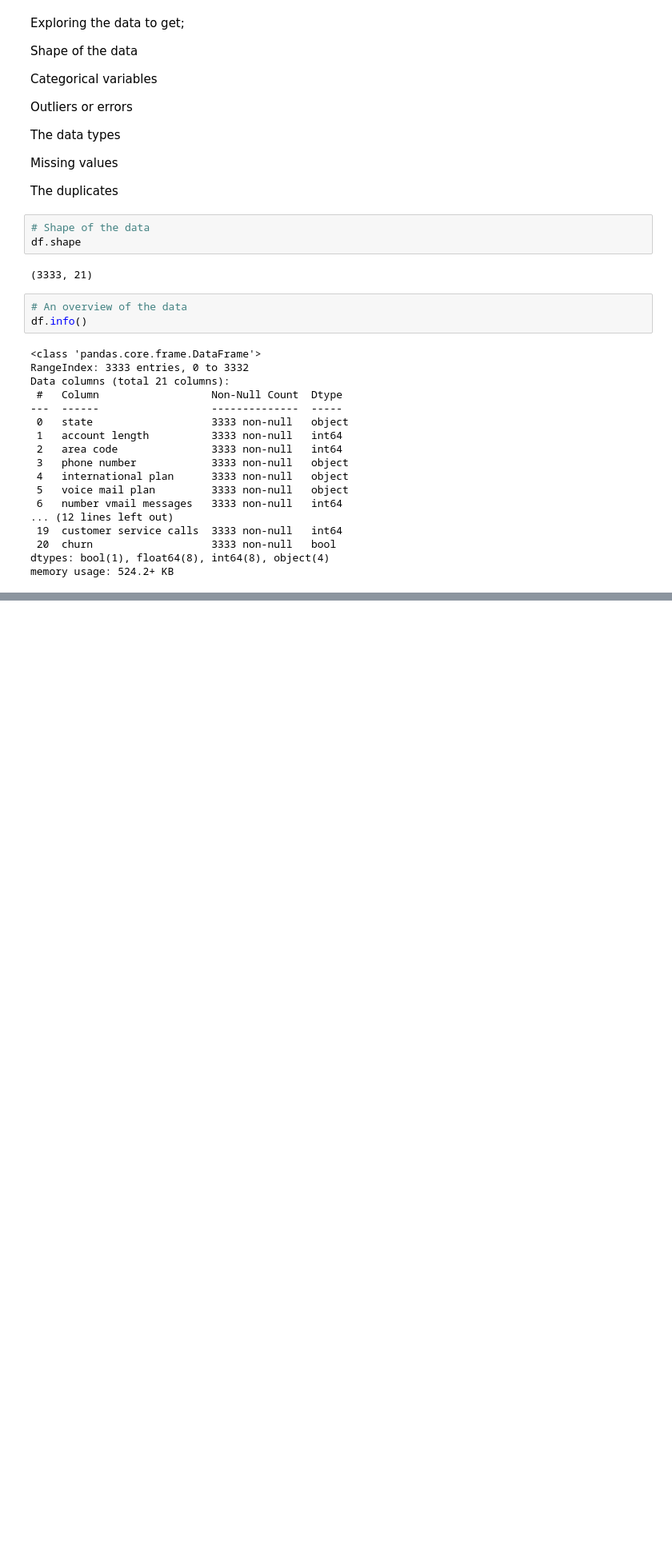
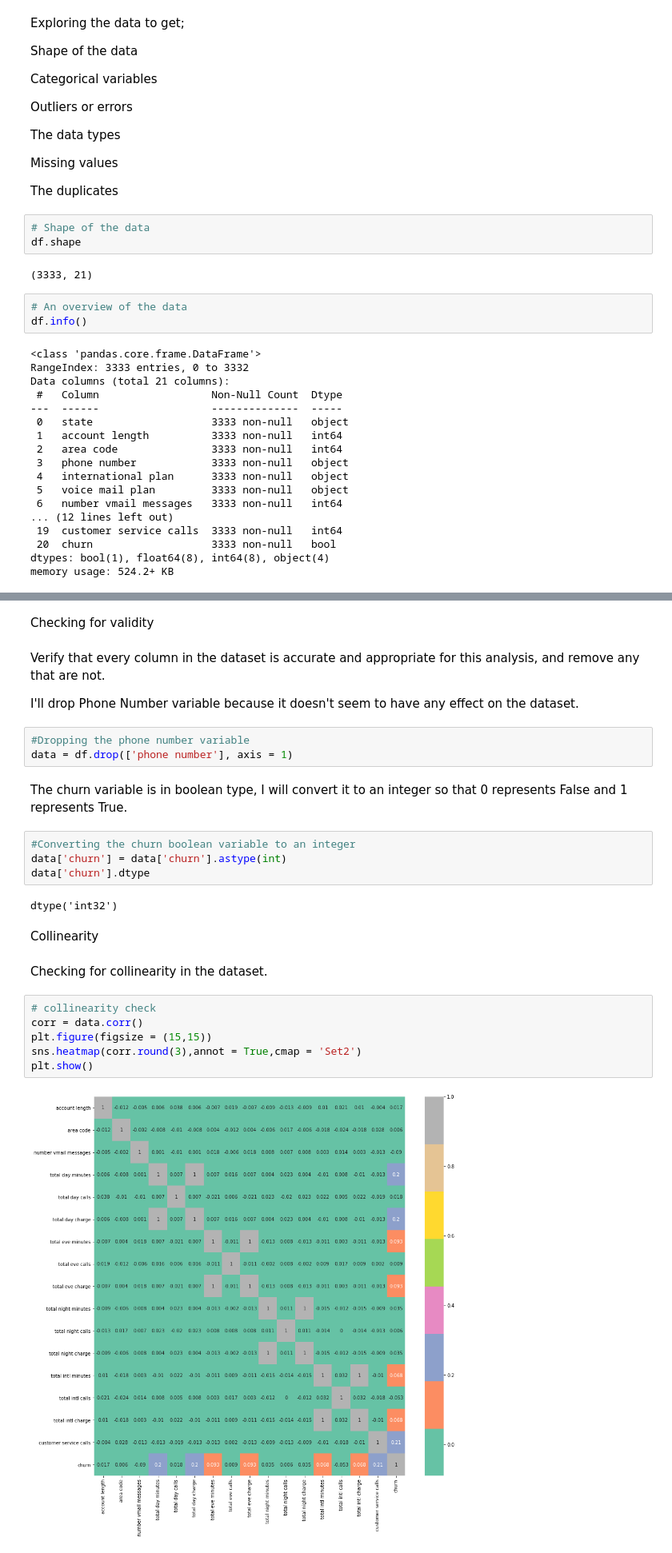
Before and after one commit to KeruboJ/SyriaTel-Customer-Churn-project, a Jupyter notebook: ipynb.ipynb, the cells around one changed output, grey strips where cells are left out. Shown at 80% size. Drawn from its saved outputs; the diff is of its cells as text; blank space fills up the shorter version.

```diff
--- a/ipynb.ipynb
+++ b/ipynb.ipynb
@@ -98,0 +181,29 @@ memory usage: 524.2+ KB
+# %% [markdown]
+Checking for validity
+# %% [markdown]
+Verify that every column in the dataset is accurate and appropriate for this analysis, and remove any that are not.
+
+I'll drop Phone Number variable because it doesn't seem to have any effect on the dataset.
+# %%
+#Dropping the phone number variable
+data = df.drop(['phone number'], axis = 1)
+# %% [markdown]
+The churn variable is in boolean type, I will convert it to an integer so that 0 represents False and 1 represents True.
+# %%
+#Converting the churn boolean variable to an integer
+data['churn'] = data['churn'].astype(int)
+data['churn'].dtype
+# %% [output]
+dtype('int32')
+# %% [markdown]
+Collinearity
+# %% [markdown]
+Checking for collinearity in the dataset.
+# %%
+# collinearity check
+corr = data.corr()
+plt.figure(figsize = (15,15))
+sns.heatmap(corr.round(3),annot = True,cmap = 'Set2')
+plt.show()
+# %% [output]
+[figure, added]
```
Also changed, not shown: parts of 12 cells of this notebook.
